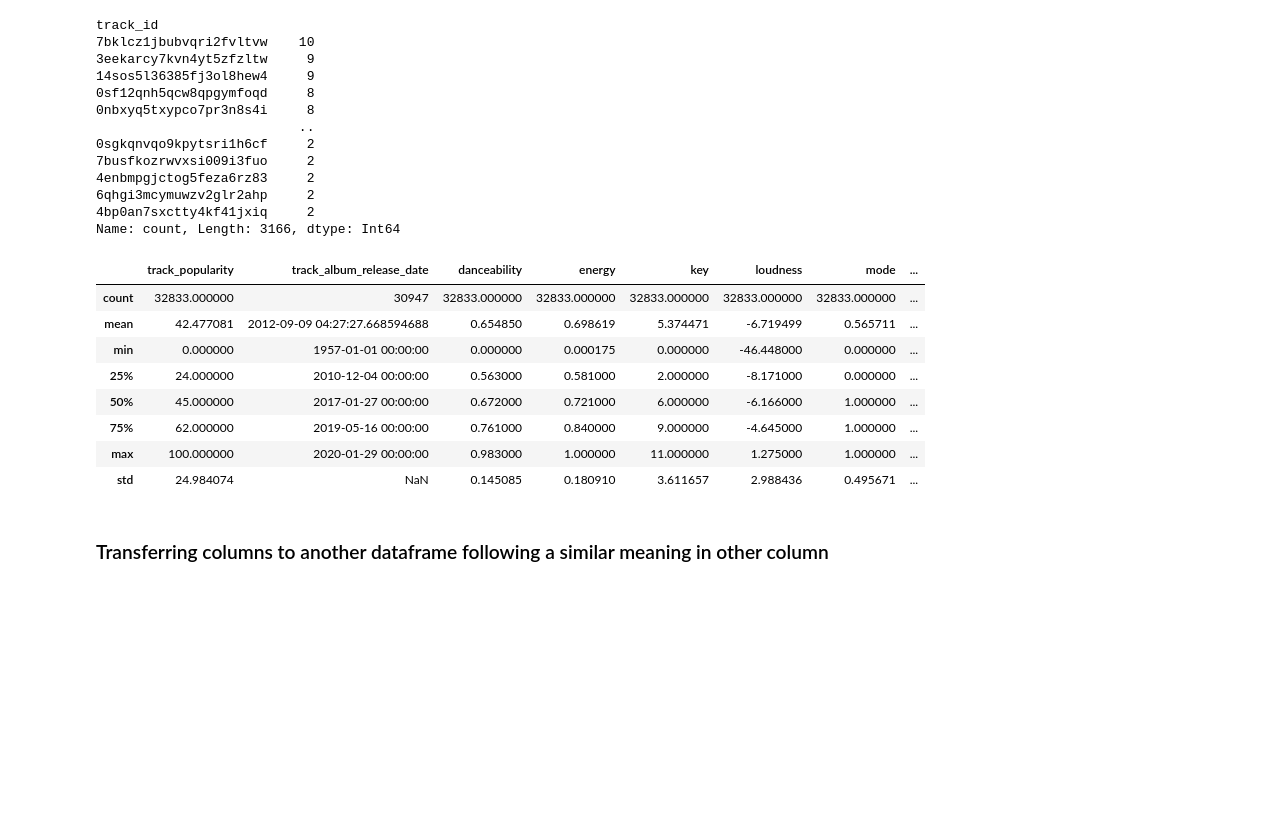
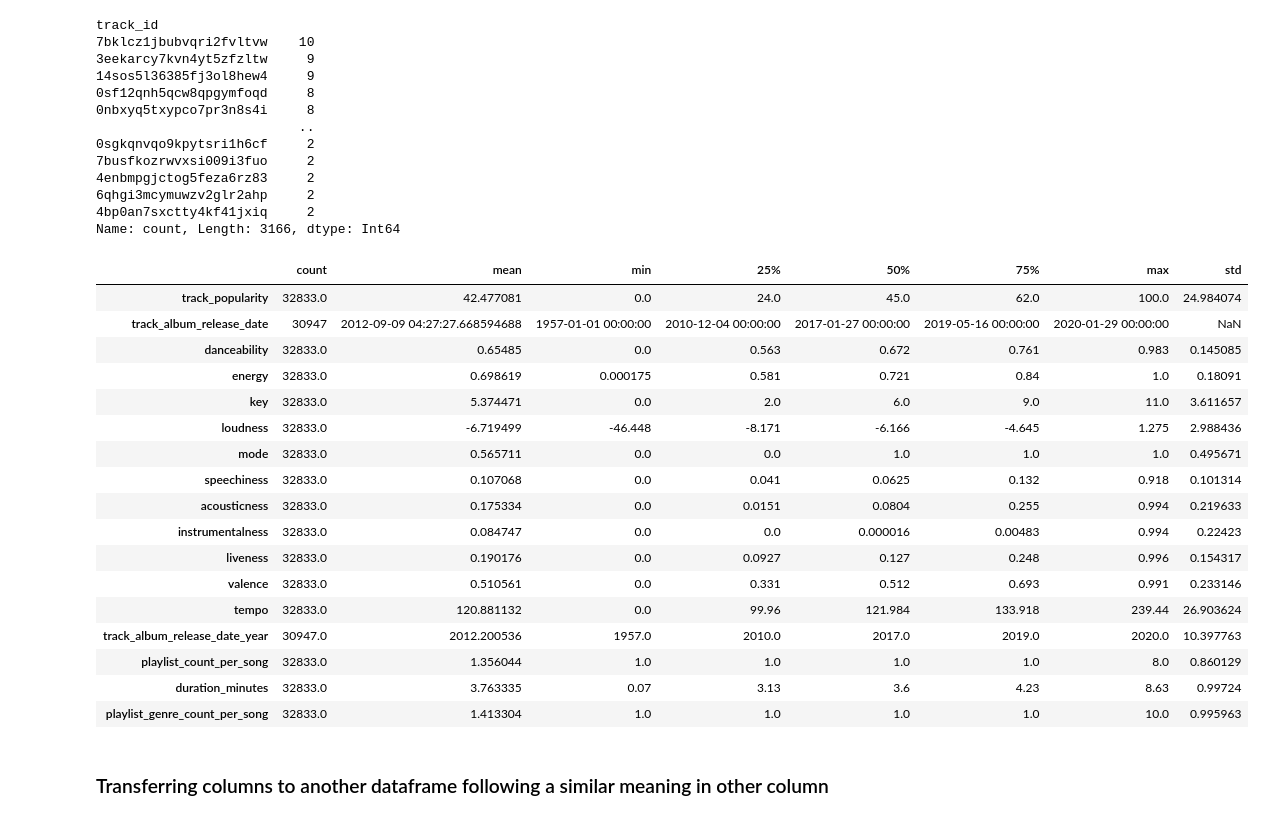
Before and after one commit to atar771/spotify, a Jupyter notebook: Data_Preparation_SPOTIFY_SONG.ipynb, the cells around one changed output. Drawn from its saved outputs; the diff is of its cells as text; code cells hidden in the pictures; blank space fills up the shorter version.

```diff
--- a/Data_Preparation_SPOTIFY_SONG.ipynb
+++ b/Data_Preparation_SPOTIFY_SONG.ipynb
@@ -687,17 +692,26 @@ track_id
 4bp0an7sxctty4kf41jxiq     2
 Name: count, Length: 3166, dtype: Int64
 # %%
-df_unique.describe()
+df_unique.describe().T
 # %% [output]
-|  | track_popularity | track_album_release_date | danceability | energy | key | loudness | mode | ... |
-| count | 32833.000000 | 30947 | 32833.000000 | 32833.000000 | 32833.000000 | 32833.000000 | 32833.000000 | ... |
-| mean | 42.477081 | 2012-09-09 04:27:27.668594688 | 0.654850 | 0.698619 | 5.374471 | -6.719499 | 0.565711 | ... |
-| min | 0.000000 | 1957-01-01 00:00:00 | 0.000000 | 0.000175 | 0.000000 | -46.448000 | 0.000000 | ... |
-| 25% | 24.000000 | 2010-12-04 00:00:00 | 0.563000 | 0.581000 | 2.000000 | -8.171000 | 0.000000 | ... |
-| 50% | 45.000000 | 2017-01-27 00:00:00 | 0.672000 | 0.721000 | 6.000000 | -6.166000 | 1.000000 | ... |
-| 75% | 62.000000 | 2019-05-16 00:00:00 | 0.761000 | 0.840000 | 9.000000 | -4.645000 | 1.000000 | ... |
-| max | 100.000000 | 2020-01-29 00:00:00 | 0.983000 | 1.000000 | 11.000000 | 1.275000 | 1.000000 | ... |
-| std | 24.984074 | NaN | 0.145085 | 0.180910 | 3.611657 | 2.988436 | 0.495671 | ... |
+|  | count | mean | min | 25% | 50% | 75% | max | std |
+| track_popularity | 32833.0 | 42.477081 | 0.0 | 24.0 | 45.0 | 62.0 | 100.0 | 24.984074 |
+| track_album_release_date | 30947 | 2012-09-09 04:27:27.668594688 | 1957-01-01 00:00:00 | 2010-12-04 00:00:00 | 2017-01-27 00:00:00 | 2019-05-16 00:00:00 | 2020-01-29 00:00:00 | NaN |
+| danceability | 32833.0 | 0.65485 | 0.0 | 0.563 | 0.672 | 0.761 | 0.983 | 0.145085 |
+| energy | 32833.0 | 0.698619 | 0.000175 | 0.581 | 0.721 | 0.84 | 1.0 | 0.18091 |
+| key | 32833.0 | 5.374471 | 0.0 | 2.0 | 6.0 | 9.0 | 11.0 | 3.611657 |
+| loudness | 32833.0 | -6.719499 | -46.448 | -8.171 | -6.166 | -4.645 | 1.275 | 2.988436 |
+| mode | 32833.0 | 0.565711 | 0.0 | 0.0 | 1.0 | 1.0 | 1.0 | 0.495671 |
+| speechiness | 32833.0 | 0.107068 | 0.0 | 0.041 | 0.0625 | 0.132 | 0.918 | 0.101314 |
+| acousticness | 32833.0 | 0.175334 | 0.0 | 0.0151 | 0.0804 | 0.255 | 0.994 | 0.219633 |
+| instrumentalness | 32833.0 | 0.084747 | 0.0 | 0.0 | 0.000016 | 0.00483 | 0.994 | 0.22423 |
+| liveness | 32833.0 | 0.190176 | 0.0 | 0.0927 | 0.127 | 0.248 | 0.996 | 0.154317 |
+| valence | 32833.0 | 0.510561 | 0.0 | 0.331 | 0.512 | 0.693 | 0.991 | 0.233146 |
+| tempo | 32833.0 | 120.881132 | 0.0 | 99.96 | 121.984 | 133.918 | 239.44 | 26.903624 |
+| track_album_release_date_year | 30947.0 | 2012.200536 | 1957.0 | 2010.0 | 2017.0 | 2019.0 | 2020.0 | 10.397763 |
+| playlist_count_per_song | 32833.0 | 1.356044 | 1.0 | 1.0 | 1.0 | 1.0 | 8.0 | 0.860129 |
+| duration_minutes | 32833.0 | 3.763335 | 0.07 | 3.13 | 3.6 | 4.23 | 8.63 | 0.99724 |
+| playlist_genre_count_per_song | 32833.0 | 1.413304 | 1.0 | 1.0 | 1.0 | 1.0 | 10.0 | 0.995963 |
 # %% [markdown]
 ### Transferring columns to another dataframe following a similar meaning in other column
 # %%
```
Also changed, not shown: parts of 5 cells of this notebook.
